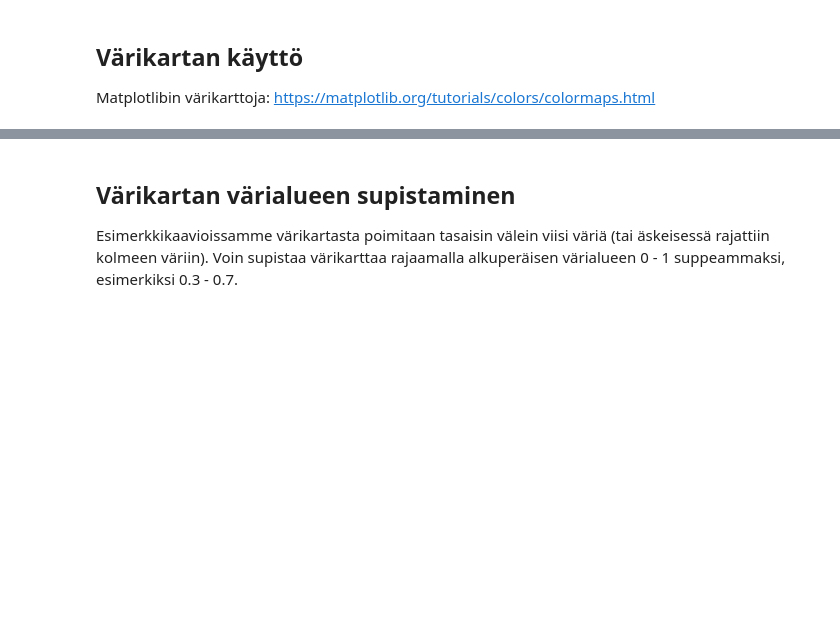
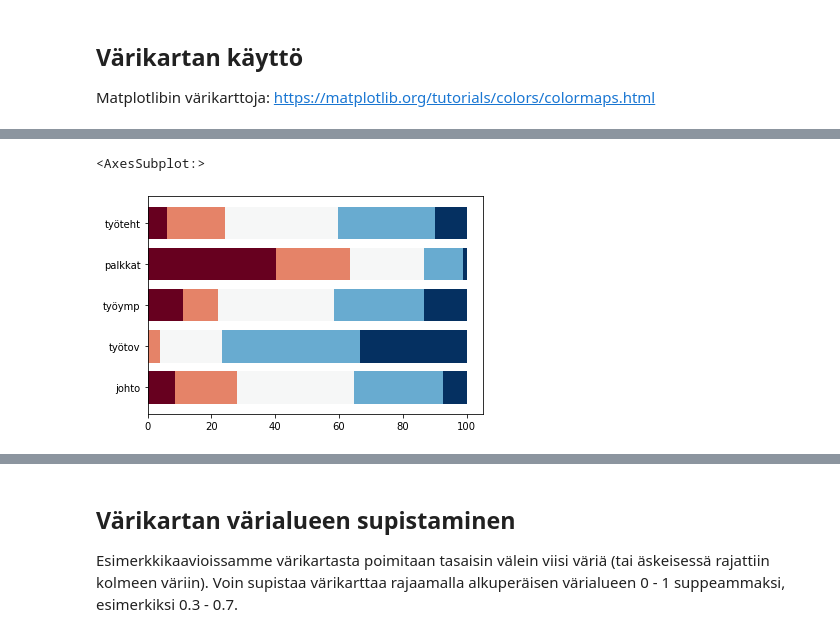
Before and after one commit to taanila/kaaviot, a Jupyter notebook: matplotlib4.ipynb, the cells around one changed output, grey strips where cells are left out. Cells and saved outputs as stored; diff of their text form; code cells hidden in the pictures; blank space fills up the shorter version.

```diff
--- a/matplotlib4.ipynb
+++ b/matplotlib4.ipynb
@@ -93 +93,6 @@ df1.plot.barh(stacked = True, width = 0.8, legend = False, colormap = 'coolwarm'
+# %%
+df1.plot.barh(stacked = True, width = 0.8, legend = False, colormap = 'RdBu')
+# %% [output]
+<AxesSubplot:>
+[figure, added]
 # %%
```
Also changed, not shown: parts of 15 cells of this notebook.
